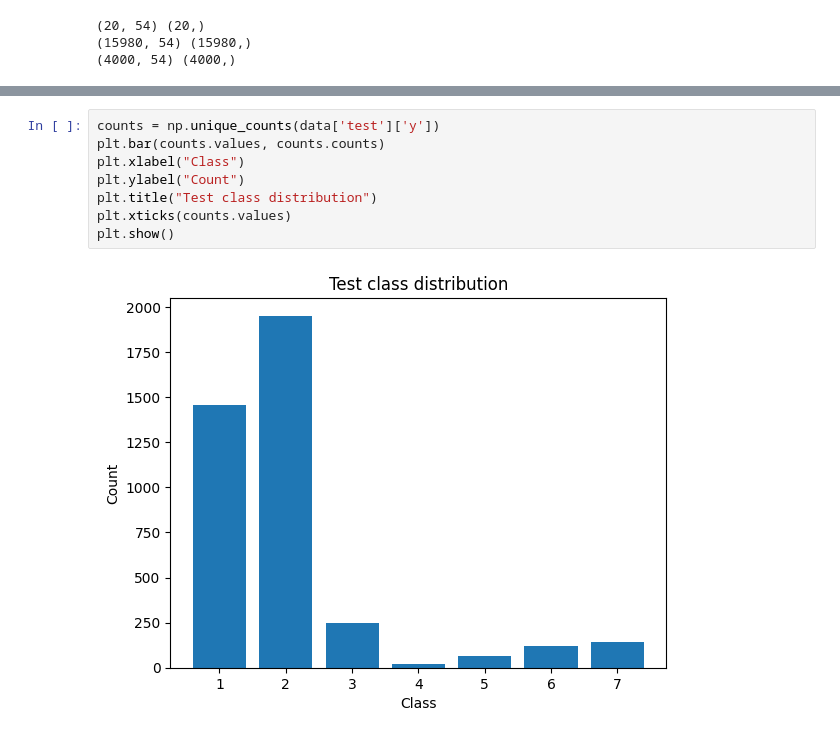
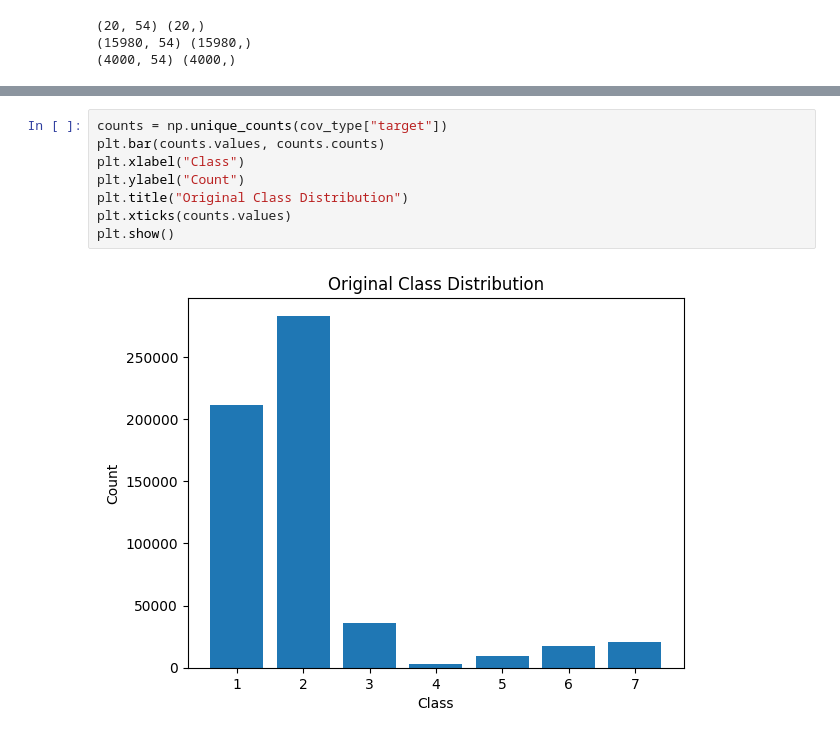
Before and after one commit to JulieTTNguyen/ActiveML_miniproject, a Jupyter notebook: data_analysis.ipynb, the cells around one changed output, grey strips where cells are left out. Cells and saved outputs as stored; diff of their text form.

Commit message:
add class distribution histograms

```diff
--- a/data_analysis.ipynb
+++ b/data_analysis.ipynb
@@ -67,10 +36,10 @@ plt.show()
-# %%
-counts = np.unique_counts(data['test']['y'])
-plt.bar(counts.values, counts.counts)
-plt.xlabel("Class")
-plt.ylabel("Count")
-plt.title("Test class distribution")
-plt.xticks(counts.values)
-plt.show()
-# %% [output]
-[figure, removed]
+# %%
+counts = np.unique_counts(cov_type["target"])
+plt.bar(counts.values, counts.counts)
+plt.xlabel("Class")
+plt.ylabel("Count")
+plt.title("Original Class Distribution")
+plt.xticks(counts.values)
+plt.show()
+# %% [output]
+[figure, added]
```
Also changed, not shown: parts of 5 cells of this notebook.
